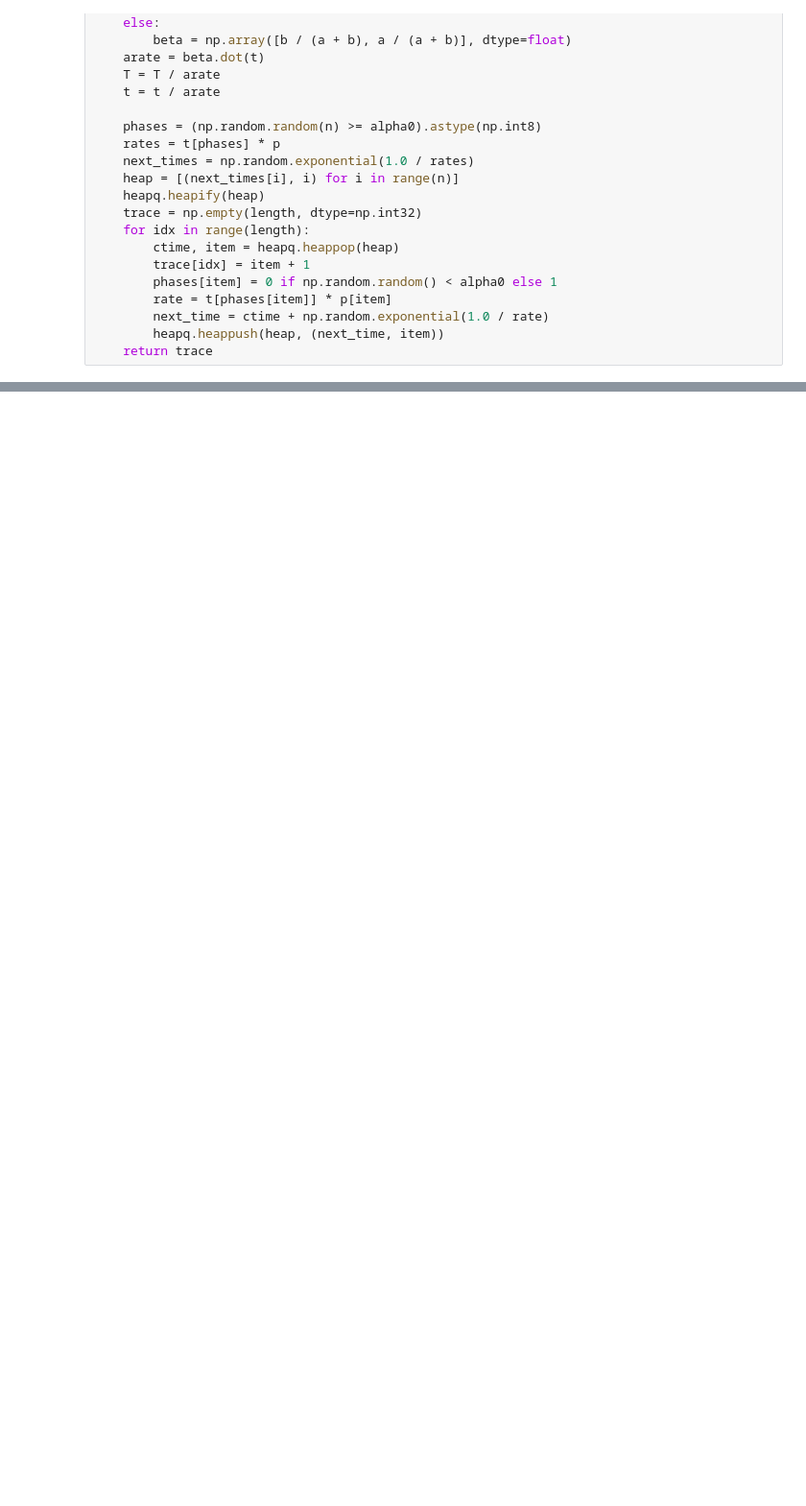
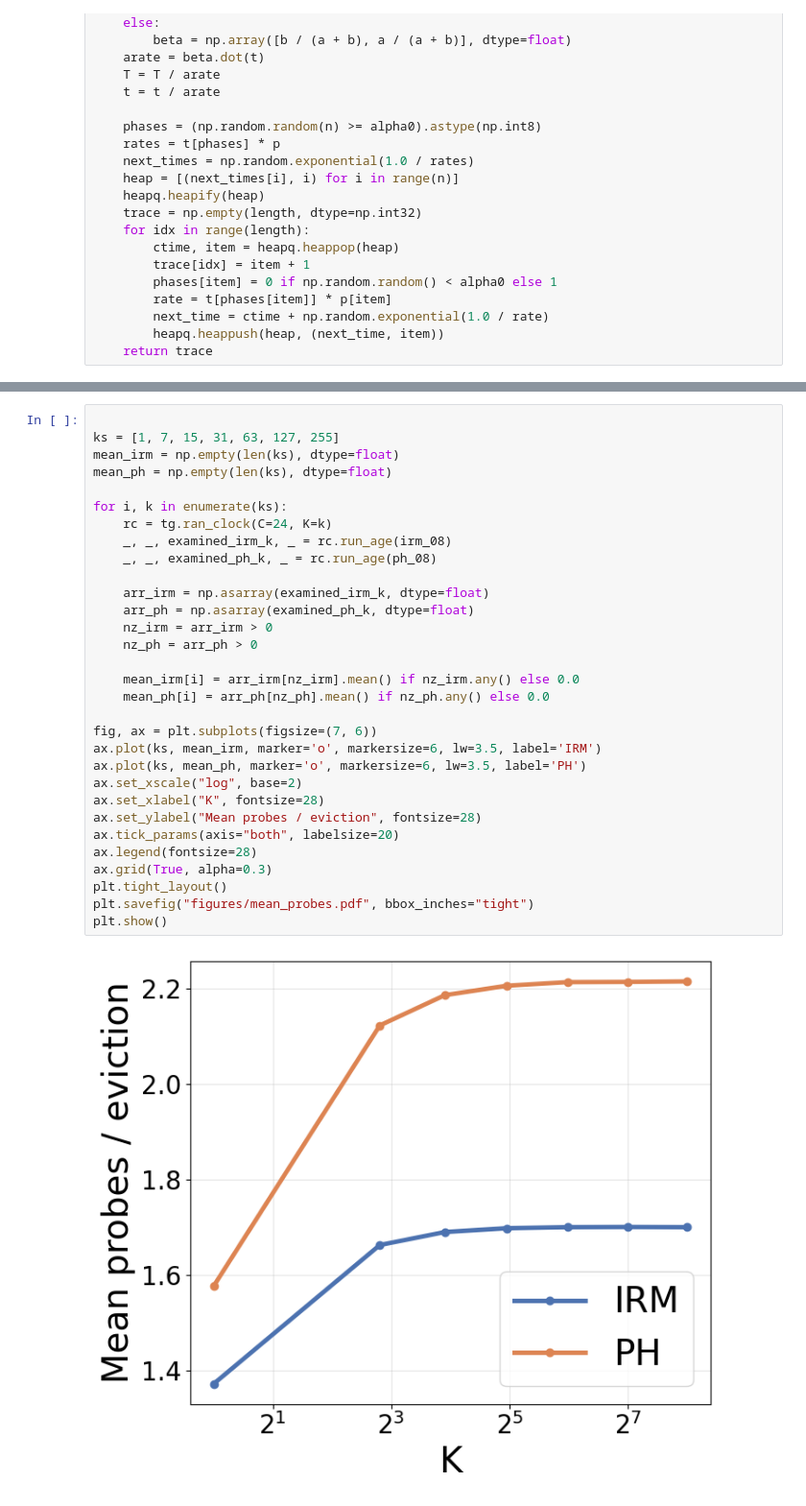
Before and after one commit to Effygal/cache-modeling, a Jupyter notebook: ran-clock.ipynb, the cells around one changed output, grey strips where cells are left out. Shown at 96% size. Drawn from its saved outputs; the diff is of its cells as text; blank space fills up the shorter version.

```diff
--- a/ran-clock.ipynb
+++ b/ran-clock.ipynb
@@ -504,0 +1773,33 @@ df_err.to_csv("maes.csv", index=False)
+# %%
+
+ks = [1, 7, 15, 31, 63, 127, 255]
+mean_irm = np.empty(len(ks), dtype=float)
+mean_ph = np.empty(len(ks), dtype=float)
+
+for i, k in enumerate(ks):
+    rc = tg.ran_clock(C=24, K=k)
+    _, _, examined_irm_k, _ = rc.run_age(irm_08)
+    _, _, examined_ph_k, _ = rc.run_age(ph_08)
+
+    arr_irm = np.asarray(examined_irm_k, dtype=float)
+    arr_ph = np.asarray(examined_ph_k, dtype=float)
+    nz_irm = arr_irm > 0
+    nz_ph = arr_ph > 0
+
+    mean_irm[i] = arr_irm[nz_irm].mean() if nz_irm.any() else 0.0
+    mean_ph[i] = arr_ph[nz_ph].mean() if nz_ph.any() else 0.0
+
+fig, ax = plt.subplots(figsize=(7, 6))
+ax.plot(ks, mean_irm, marker='o', markersize=6, lw=3.5, label='IRM')
+ax.plot(ks, mean_ph, marker='o', markersize=6, lw=3.5, label='PH')
+ax.set_xscale("log", base=2)
+ax.set_xlabel("K", fontsize=28)
+ax.set_ylabel("Mean probes / eviction", fontsize=28)
+ax.tick_params(axis="both", labelsize=20)
+ax.legend(fontsize=28)
+ax.grid(True, alpha=0.3)
+plt.tight_layout()
+plt.savefig("figures/mean_probes.pdf", bbox_inches="tight")
+plt.show()
+# %% [output]
+[figure, added]
```
Also changed, not shown: parts of 22 cells of this notebook, 4 other files.
